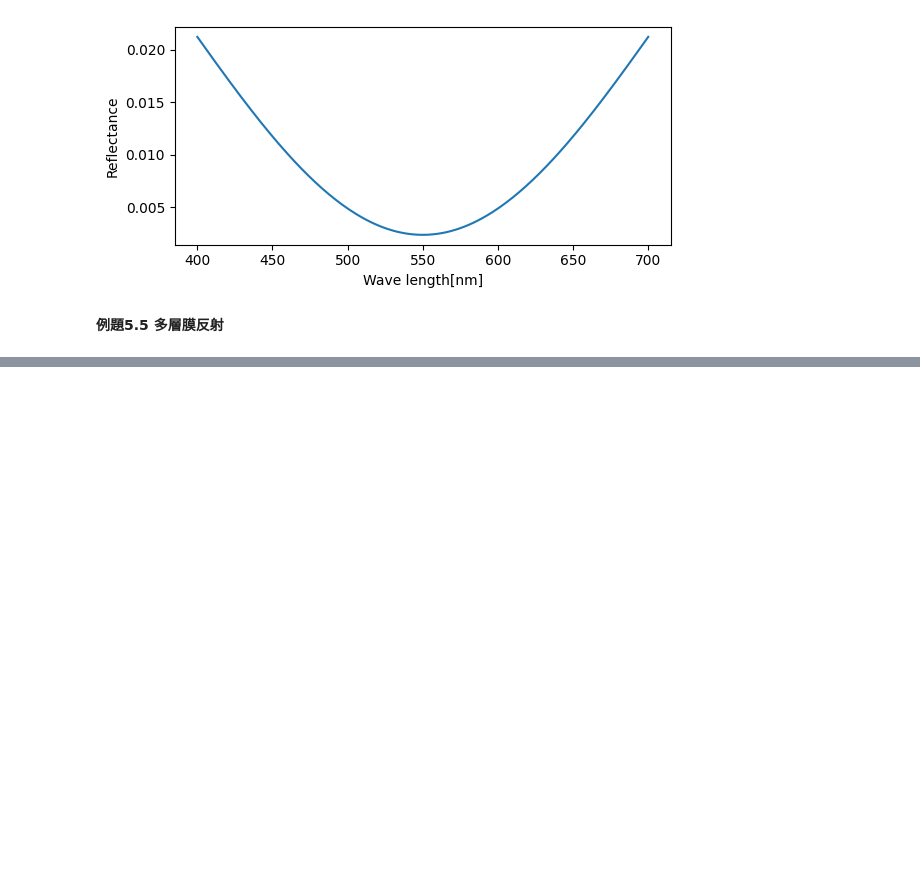
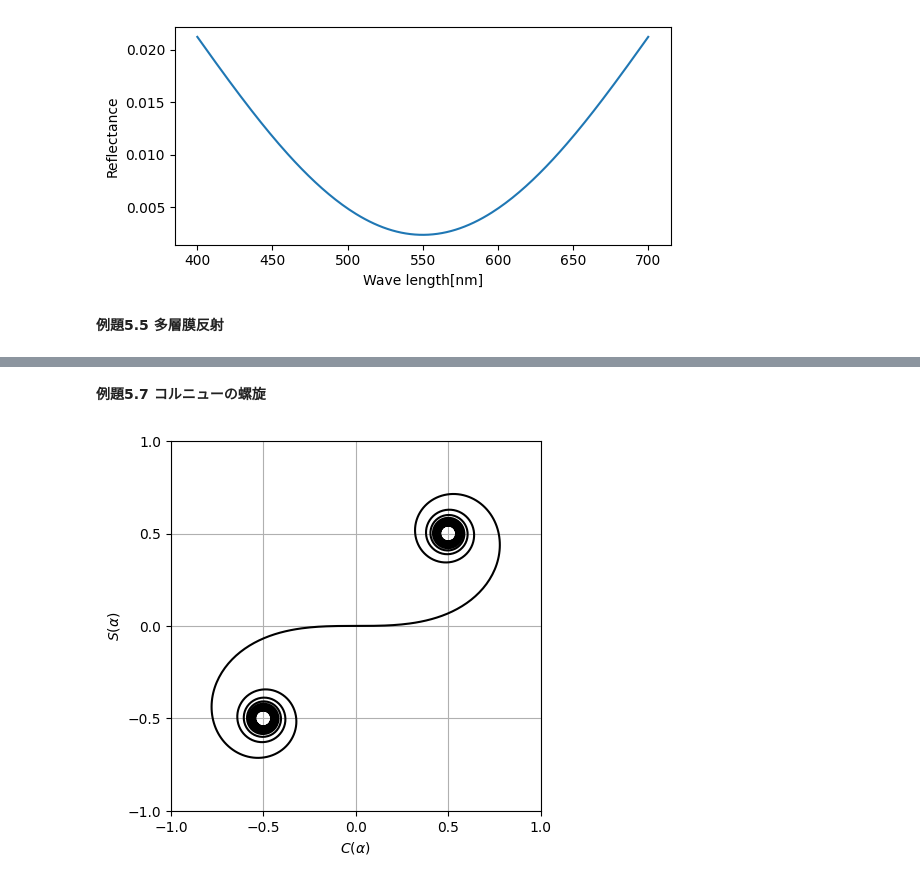
Before and after one commit to naotaka0608/python-, a Jupyter notebook: Pythonで学ぶ光学の基礎.ipynb, the cells around one changed output, grey strips where cells are left out. Saved outputs shown, nothing was run; the diff lists cells and outputs as text; code cells hidden in the pictures; blank space fills up the shorter version.

```diff
--- a/Pythonで学ぶ光学の基礎.ipynb
+++ b/Pythonで学ぶ光学の基礎.ipynb
@@ -371,0 +406,20 @@ fig.savefig("two_layer.png")
+# %% [markdown]
+**例題5.7 コルニューの螺旋**
+# %%
+import numpy as np
+from scipy.special import fresnel
+import matplotlib.pyplot as plt
+
+
+t = np.linspace(-7.5, 7.5, 1000)
+fs = fresnel(t)[0]
+fc = fresnel(t)[1]
+fig, ax = plt.subplots()
+ax.plot(fc, fs, c="k")
+ax.set(xlim=(-1, 1), ylim=(-1, 1), aspect="equal", xlabel="$C(\u03b1)$", ylabel="$S(\u03b1)$")
+ax.set_xticks(np.linspace(-1, 1, 5))
+ax.set_yticks(np.linspace(-1, 1, 5))
+ax.grid()
+fig.savefig("cornu_spiral.png")
+# %% [output]
+[figure, added]
```
Also changed, not shown: parts of 33 cells of this notebook.
